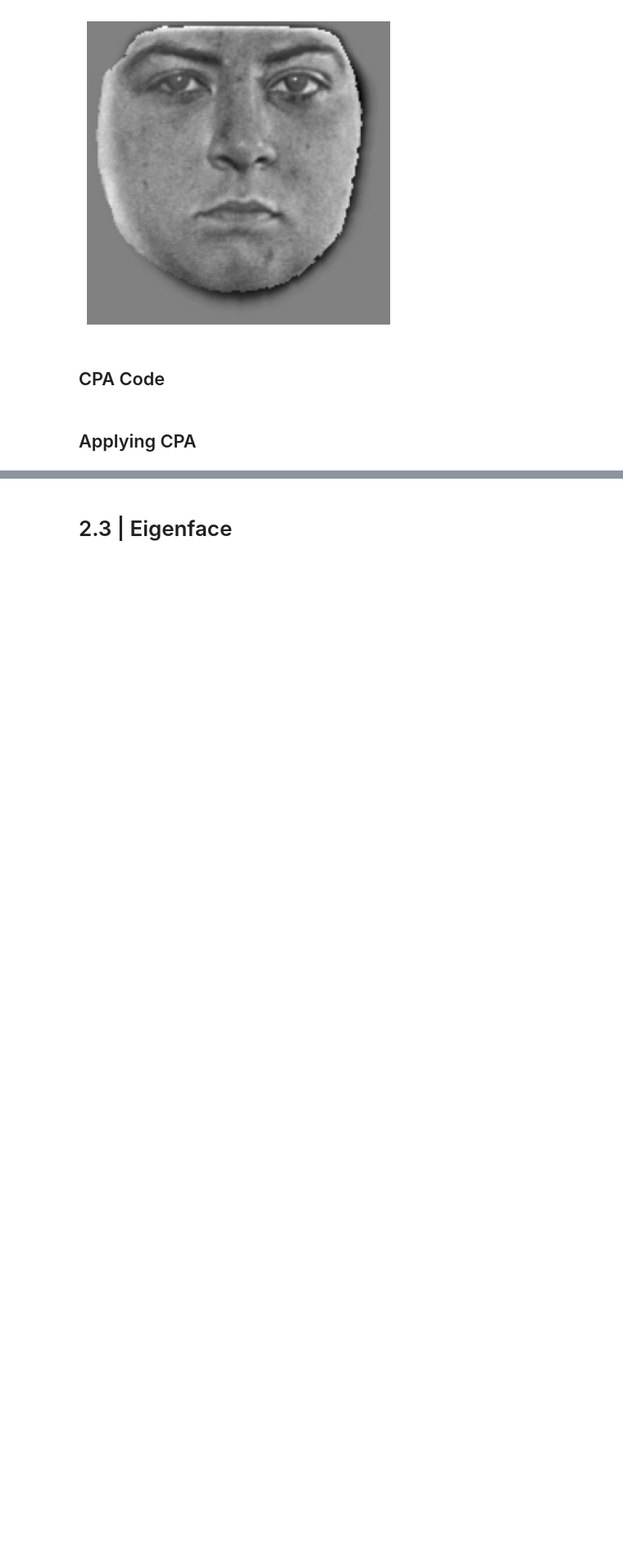
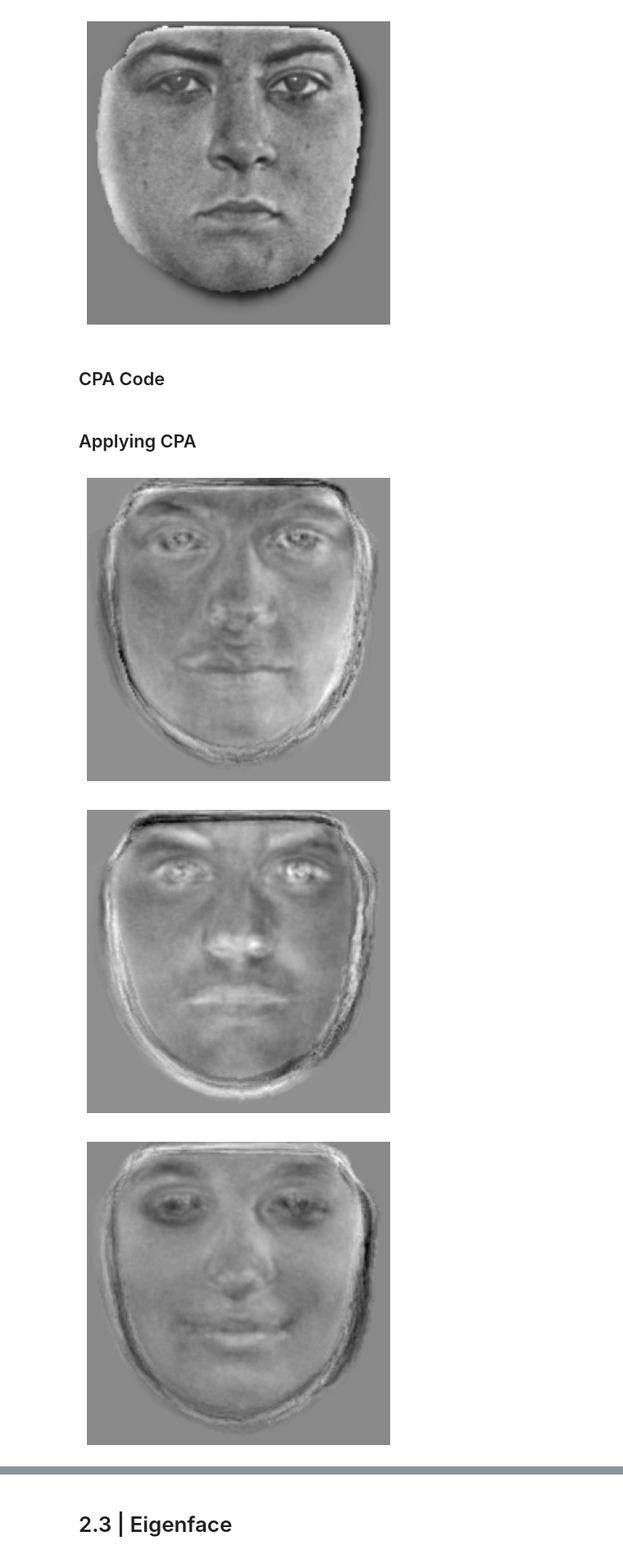
Before and after one commit to cormac-taylor/eigenfaces, a Jupyter notebook: hw2_problem2.ipynb, the cells around one changed output, grey strips where cells are left out. Shown at 82% size. Drawn from its saved outputs; the diff is of its cells as text; code cells hidden in the pictures; blank space fills up the shorter version.

Commit message:
cpa done, starting reconstruction

```diff
--- a/hw2_problem2.ipynb
+++ b/hw2_problem2.ipynb
@@ -72,14 +72,12 @@ X_train, X_test = train_test_split(face_data, test_size=0.11, random_state=42)
 ## Calculate mean image and center images
 # %%
 mean_X_train = np.mean(X_train, axis=0)
-mean_X_train
 
 mpl.imshow(mean_X_train.reshape(256, 256), cmap='gray')
 mpl.axis('off')
 mpl.show()
 
-centered_X_train = [(x - mean_X_train) for x in X_train]
-centered_X_train
+centered_X_train = np.array([(x - mean_X_train) for x in X_train])
 
 mpl.imshow(centered_X_train[1].reshape(256, 256), cmap='gray')
 mpl.axis('off')
@@ -91,32 +89,38 @@ mpl.show()
 ## CPA Code
 # %%
 class PCA:
-    def get_cov(self, X):
-        return (1/len(X)) * np.dot(X.T, X)
-
     def get_second(tuple):
         return tuple[1]
 
-    def get_K_eigen_vectors(self, K, X):
-        print("start")
-        cov = self.get_cov(X)
-        print("end")
+    def get_K_eigenvectors(self, K, X):
+        cov = np.cov(centered_X_train)
+
         eigenvalues, eigenvectors = np.linalg.eig(cov)
-        eigen_pairs = np.array(zip(eigenvalues, eigenvectors))
-        eigen_pairs = sorted(eigen_pairs, reverse=True)
+
+        eigen_pairs = np.column_stack((eigenvalues, eigenvectors))
+        sorted_pairs = np.argsort(eigen_pairs[:, 0])[::-1]
+        eigen_pairs[sorted_pairs]
+
         K_eigen_pairs = eigen_pairs[:K]
-        return np.array(map(self.get_second, K_eigen_pairs))
+        return K_eigen_pairs[:, 1:]
+
+    def rescale_eigenvectors(self, X, eigenvectors):
+        return np.array([(np.dot(X.T, vect) / np.linalg.norm(np.dot(X.T, vect))) for vect in eigenvectors])
 # %% [markdown]
 ## Applying CPA
 # %%
 pca = PCA()
 K = 30
 
-pca.get_cov(X_train)
-top_thirty_eigenvectors = pca.get_K_eigen_vectors(K, X_train)
+top_thirty_eigenvectors = pca.get_K_eigenvectors(K, centered_X_train)
+eigenvectors = pca.rescale_eigenvectors(centered_X_train, top_thirty_eigenvectors)
 
 for i in range(10):
-    eigenface = top_thirty_eigenvectors[i].reshape(256,256)
+    eigenface = eigenvectors[i].reshape(256,256)
     mpl.imshow(eigenface, cmap='gray')
     mpl.axis('off')
     mpl.show()
+# %% [output]
+[figure, added]
+[figure, added]
+[figure, added]
```
Also changed, not shown: parts of 3 cells of this notebook.
